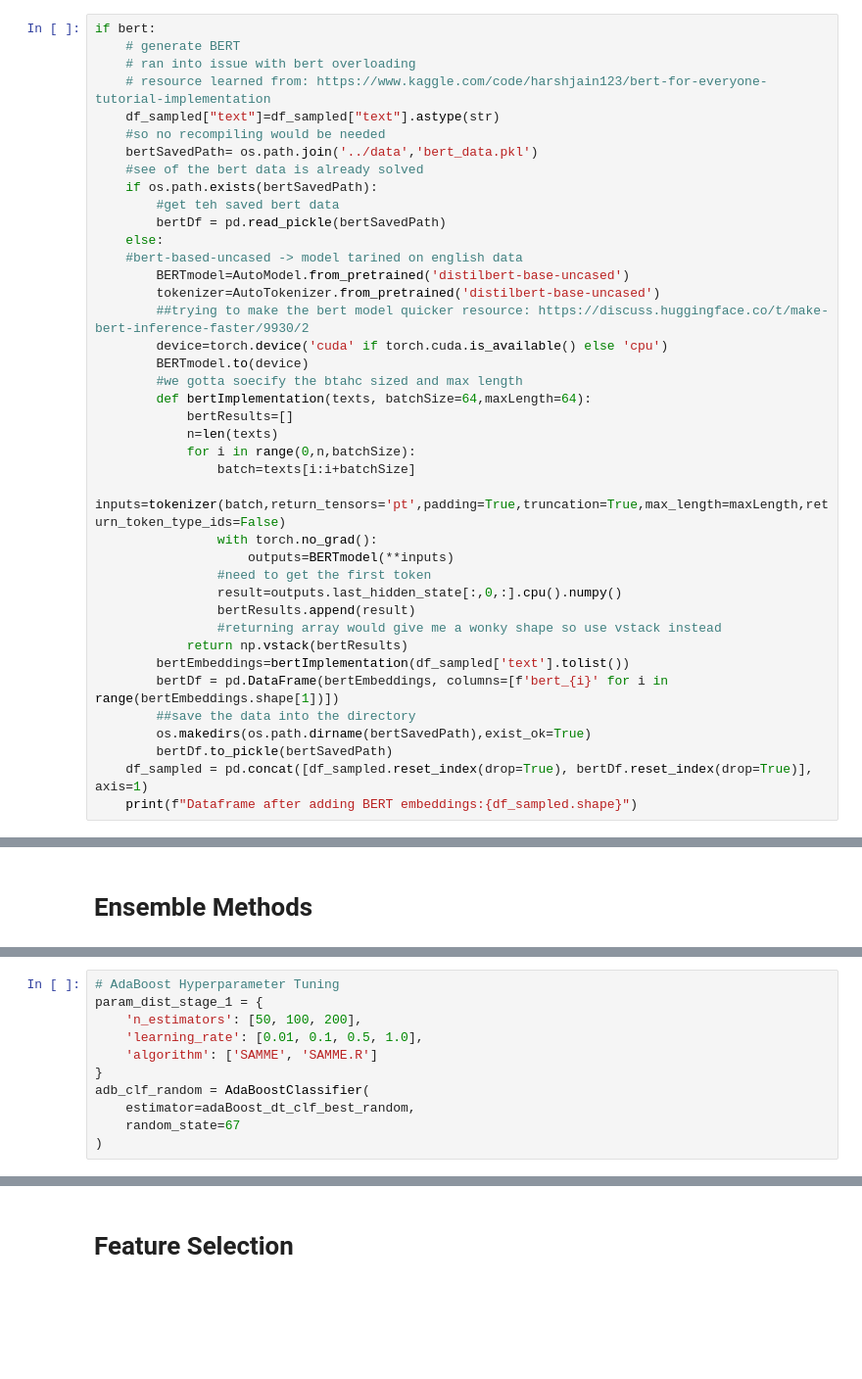
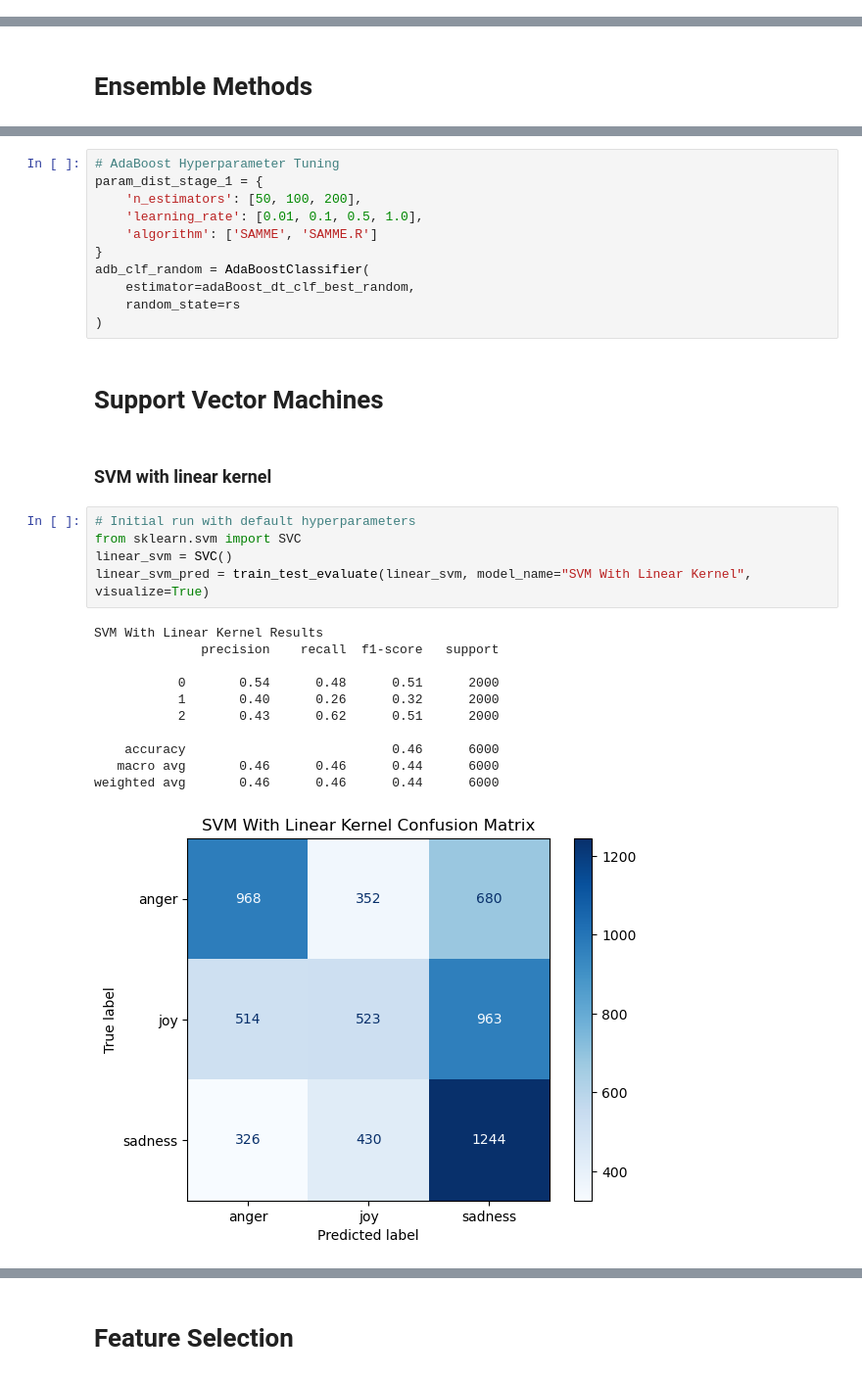
Before and after one commit to danielromerom/spotify-lyrical-analysis, a Jupyter notebook: notebooks/spotify_data_exploration.ipynb, the cells around one changed output, grey strips where cells are left out. Shown at 98% size. Saved outputs shown, nothing was run; the diff lists cells and outputs as text; blank space fills up the shorter version.

```diff
--- a/notebooks/spotify_data_exploration.ipynb
+++ b/notebooks/spotify_data_exploration.ipynb
@@ -452,40 +143,0 @@ Name: count, dtype: int64
-# %%
-if bert:
-    # generate BERT
-    # ran into issue with bert overloading
-    # resource learned from: https://www.kaggle.com/code/harshjain123/bert-for-everyone-tutorial-implementation
-    df_sampled["text"]=df_sampled["text"].astype(str)
-    #so no recompiling would be needed
-    bertSavedPath= os.path.join('../data','bert_data.pkl')
-    #see of the bert data is already solved
-    if os.path.exists(bertSavedPath):
-        #get teh saved bert data
-        bertDf = pd.read_pickle(bertSavedPath)
-    else:
-    #bert-based-uncased -> model tarined on english data
-        BERTmodel=AutoModel.from_pretrained('distilbert-base-uncased')
-        tokenizer=AutoTokenizer.from_pretrained('distilbert-base-uncased')
-        ##trying to make the bert model quicker resource: https://discuss.huggingface.co/t/make-bert-inference-faster/9930/2
-        device=torch.device('cuda' if torch.cuda.is_available() else 'cpu')
-        BERTmodel.to(device)
-        #we gotta soecify the btahc sized and max length
-        def bertImplementation(texts, batchSize=64,maxLength=64):
-            bertResults=[]
-            n=len(texts)
-            for i in range(0,n,batchSize):
-                batch=texts[i:i+batchSize]
-                inputs=tokenizer(batch,return_tensors='pt',padding=True,truncation=True,max_length=maxLength,return_token_type_ids=False)
-                with torch.no_grad():
-                    outputs=BERTmodel(**inputs)
-                #need to get the first token
-                result=outputs.last_hidden_state[:,0,:].cpu().numpy()
-                bertResults.append(result)
-                #returning array would give me a wonky shape so use vstack instead
-            return np.vstack(bertResults)
-        bertEmbeddings=bertImplementation(df_sampled['text'].tolist())
-        bertDf = pd.DataFrame(bertEmbeddings, columns=[f'bert_{i}' for i in range(bertEmbeddings.shape[1])])
-        ##save the data into the directory
-        os.makedirs(os.path.dirname(bertSavedPath),exist_ok=True)
-        bertDf.to_pickle(bertSavedPath)
-    df_sampled = pd.concat([df_sampled.reset_index(drop=True), bertDf.reset_index(drop=True)], axis=1)
-    print(f"Dataframe after adding BERT embeddings:{df_sampled.shape}")
@@ -1176,5 +1266,26 @@ param_dist_stage_1 = {
 }
 adb_clf_random = AdaBoostClassifier(
     estimator=adaBoost_dt_clf_best_random,
-    random_state=67
+    random_state=rs
 )
+# %% [markdown]
+<h1>Support Vector Machines</h1>
+# %% [markdown]
+<h3>SVM with linear kernel</h3>
+# %%
+# Initial run with default hyperparameters
+from sklearn.svm import SVC
+linear_svm = SVC()
+linear_svm_pred = train_test_evaluate(linear_svm, model_name="SVM With Linear Kernel", visualize=True)
+# %% [output]
+SVM With Linear Kernel Results
+              precision    recall  f1-score   support
+
+           0       0.54      0.48      0.51      2000
+           1       0.40      0.26      0.32      2000
+           2       0.43      0.62      0.51      2000
+
+    accuracy                           0.46      6000
+   macro avg       0.46      0.46      0.44      6000
+weighted avg       0.46      0.46      0.44      6000
+[figure, added]
```
Also changed, not shown: parts of 22 cells of this notebook.
